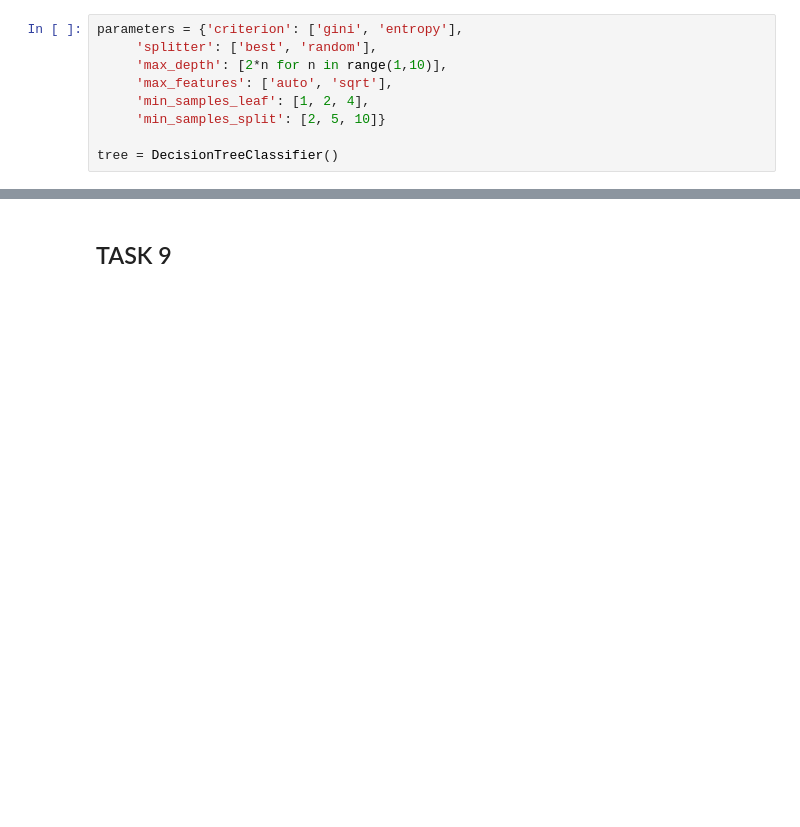
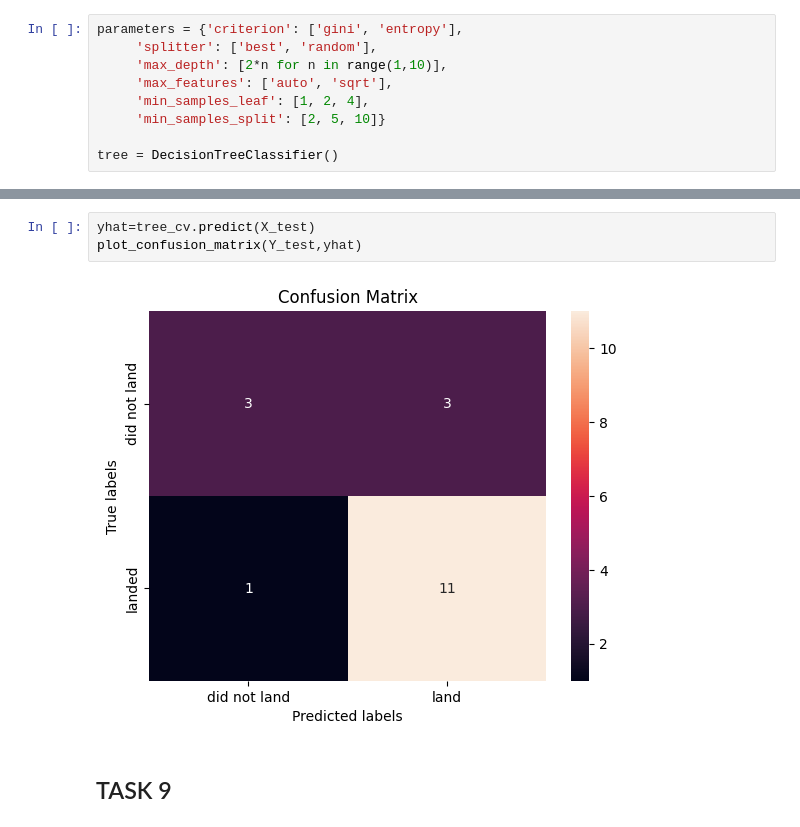
Before and after one commit to putra-asmarjoe/CapsW5, a Jupyter notebook: SpaceX_Machine_Learning_Prediction_Part_5.jupyterlite.ipynb, the cells around one changed output, grey strips where cells are left out. Cells and saved outputs as stored; diff of their text form; blank space fills up the shorter version.

Commit message:
updatre matrix;

```diff
--- a/SpaceX_Machine_Learning_Prediction_Part_5.jupyterlite.ipynb
+++ b/SpaceX_Machine_Learning_Prediction_Part_5.jupyterlite.ipynb
@@ -345,3 +345,8 @@ accuracy : 0.875
+# %%
+yhat=tree_cv.predict(X_test)
+plot_confusion_matrix(Y_test,yhat)
+# %% [output]
+[figure, added]
 # %% [markdown]
 ## TASK  9
 # %% [markdown]
```
Also changed, not shown: parts of 9 cells of this notebook.
